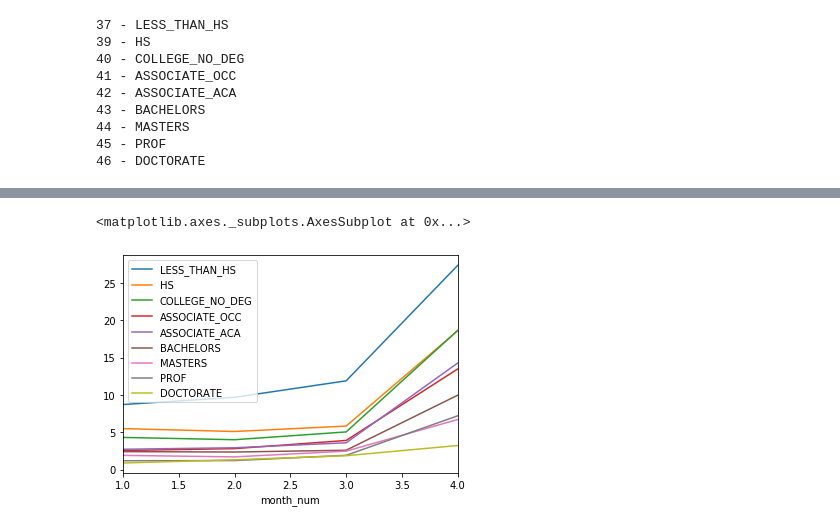
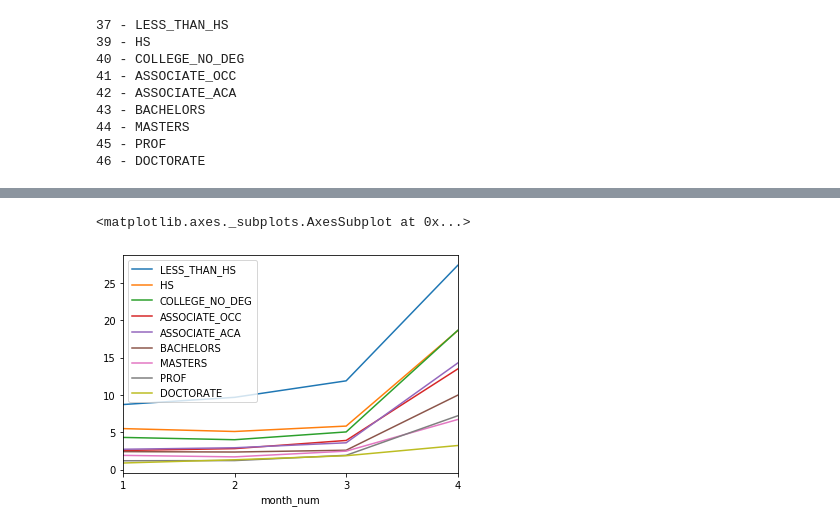
Before and after one commit to Sara-ShiHo/Current-Population-Survey, a Jupyter notebook: 03-data-analysis.ipynb, the cells around one changed output, grey strips where cells are left out. Cells and saved outputs as stored; diff of their text form; code cells hidden in the pictures.

```diff
--- a/03-data-analysis.ipynb
+++ b/03-data-analysis.ipynb
@@ -251,7 +201,7 @@ education_unemp_df
 | 3 | 11.89713 | 5.84018 | 5.05841 | 3.91734 | 3.60366 | 2.60806 | 2.48463 | 1.92859 | ... |
 | 4 | 27.35837 | 18.61755 | 18.65319 | 13.48940 | 14.28535 | 9.97865 | 6.72265 | 7.21983 | ... |
 # %%
-education_unemp_df.plot()
+education_unemp_df.plot(xticks = education_unemp_df.index)
 # %% [output]
 <matplotlib.axes._subplots.AxesSubplot at 0x...>
-[figure, old version]
+[figure, new version]
```
Also changed, not shown: parts of 3 cells of this notebook.
